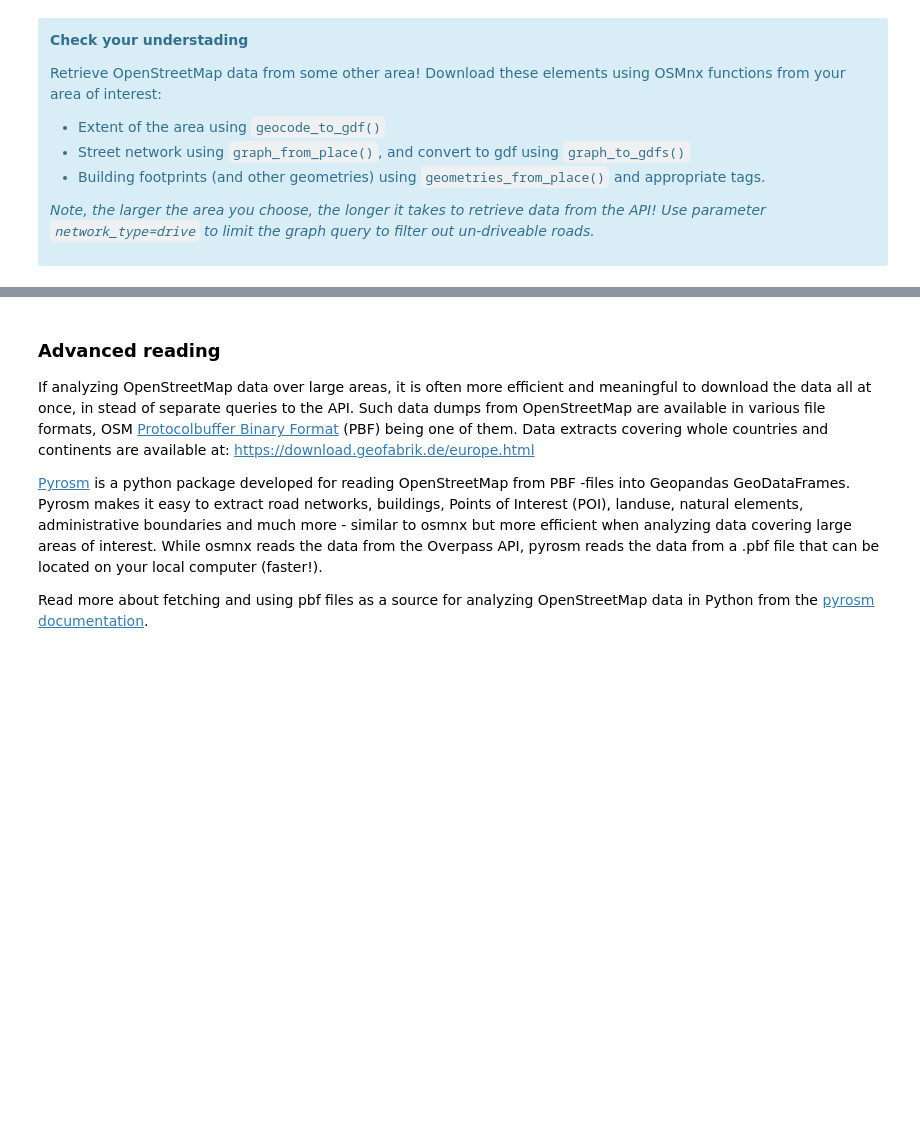
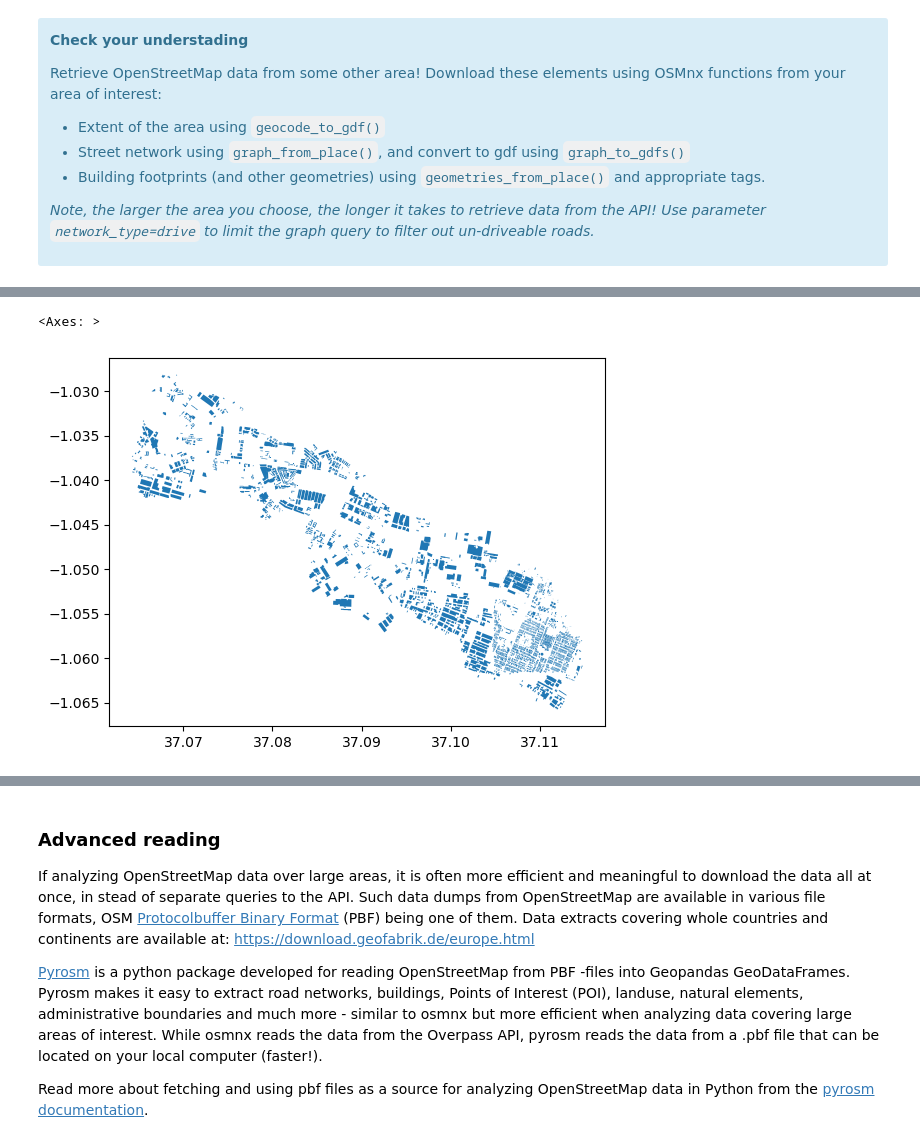
Before and after one commit to RobertMuturi/PYTHON, a Jupyter notebook: AUTOGIS/OpenStreetMap & Network Analysis/00_retrieve_osm_data.ipynb, the cells around one changed output, grey strips where cells are left out. Cells and saved outputs as stored; diff of their text form; code cells hidden in the pictures; blank space fills up the shorter version.

```diff
--- a/AUTOGIS/OpenStreetMap & Network Analysis/00_retrieve_osm_data.ipynb
+++ b/AUTOGIS/OpenStreetMap & Network Analysis/00_retrieve_osm_data.ipynb
@@ -348,2 +389,8 @@ my_place = ""
 # %%
 # Get building footprints
+thika_bld = ox.geometries_from_place(
+    my_place,
+    {
+        'building':True
+    }
+)
@@ -351,0 +397,5 @@ my_place = ""
+# %%
+thika_bld.plot()
+# %% [output]
+<Axes: >
+[figure, added]
```
Also changed, not shown: parts of 12 cells of this notebook, 33 other files.
